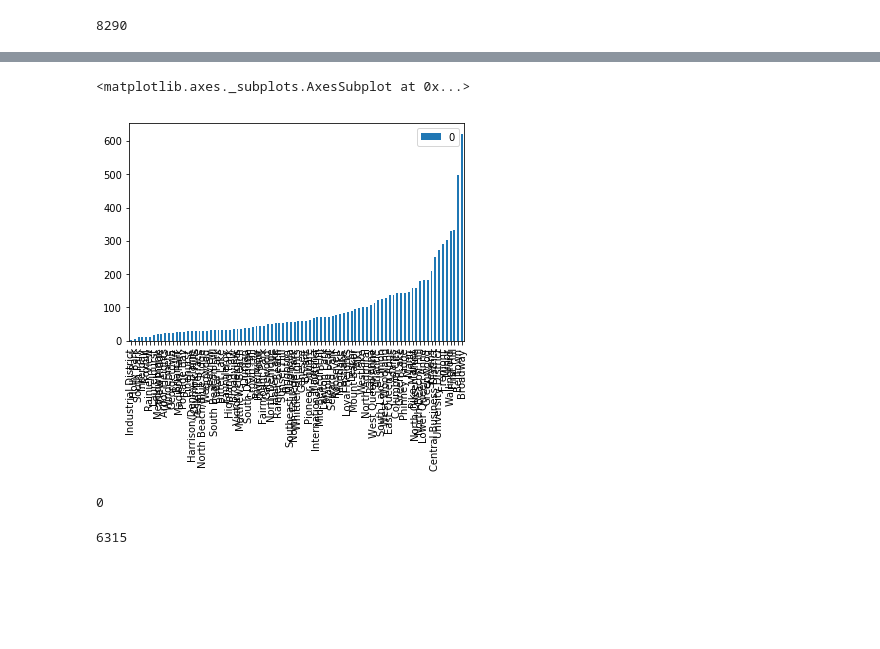
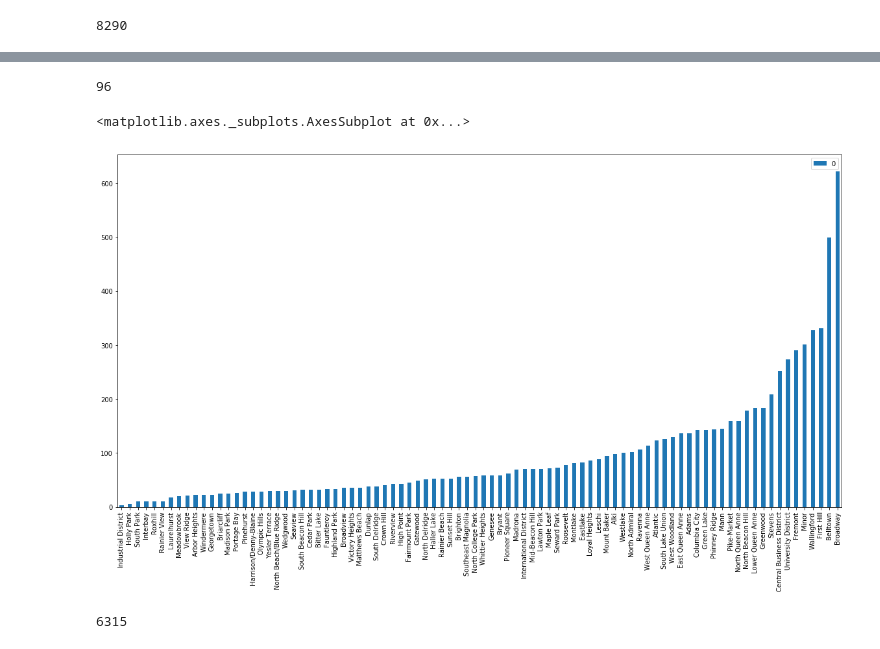
Before and after one commit to makhijas/price_my_airbnb, a Jupyter notebook: Model.ipynb, the cells around one changed output, grey strips where cells are left out. Drawn from its saved outputs; the diff is of its cells as text; code cells hidden in the pictures; blank space fills up the shorter version.

```diff
--- a/Model.ipynb
+++ b/Model.ipynb
@@ -11,8 +11,7 @@ import sklearn.metrics as metrics
 import matplotlib.pyplot as plt
 from collections import Counter
 
-
-LISTINGSFILE = 'data/listings.csv'
+rawdata = 'data/listings.csv'
 
 cols = ['price',
         'accommodates',
@@ -29,7 +28,7 @@ cols = ['price',
         ]
 
 # read the file into a dataframe
-df = pd.read_csv(LISTINGSFILE, usecols=cols)
+df = pd.read_csv(rawdata, usecols=cols)
 
 len(df.index)
 # %% [output]
@@ -37,14 +58,16 @@ len(df.index)
+# %%
+len(total_columns)
+# %% [output]
+96
 # %%
 nb_counts = Counter(df.neighbourhood_cleansed)
 tdf = pd.DataFrame.from_dict(nb_counts, orient='index').sort_values(by=0)
-tdf.plot(kind='bar')
+tdf.plot(kind='bar',figsize=(20, 10))
 # %% [output]
 <matplotlib.axes._subplots.AxesSubplot at 0x...>
-[figure, old version]
+[figure, new version]
 # %%
 # the number of entries with 0 'number_of_reviews' which do not a NaN for 'reviews_per_month'
-len(df[(df.number_of_reviews == 0) & (pd.isnull(df.number_of_reviews) == False)
-       & (pd.isnull(df.reviews_per_month) == False)].index)
+##len(df[(df.number_of_reviews == 0) & (pd.isnull(df.number_of_reviews) == False)
+      # & (pd.isnull(df.reviews_per_month) == False)].index)
-# %% [output]
-0
 # %%
```
Also changed, not shown: parts of 9 cells of this notebook.
